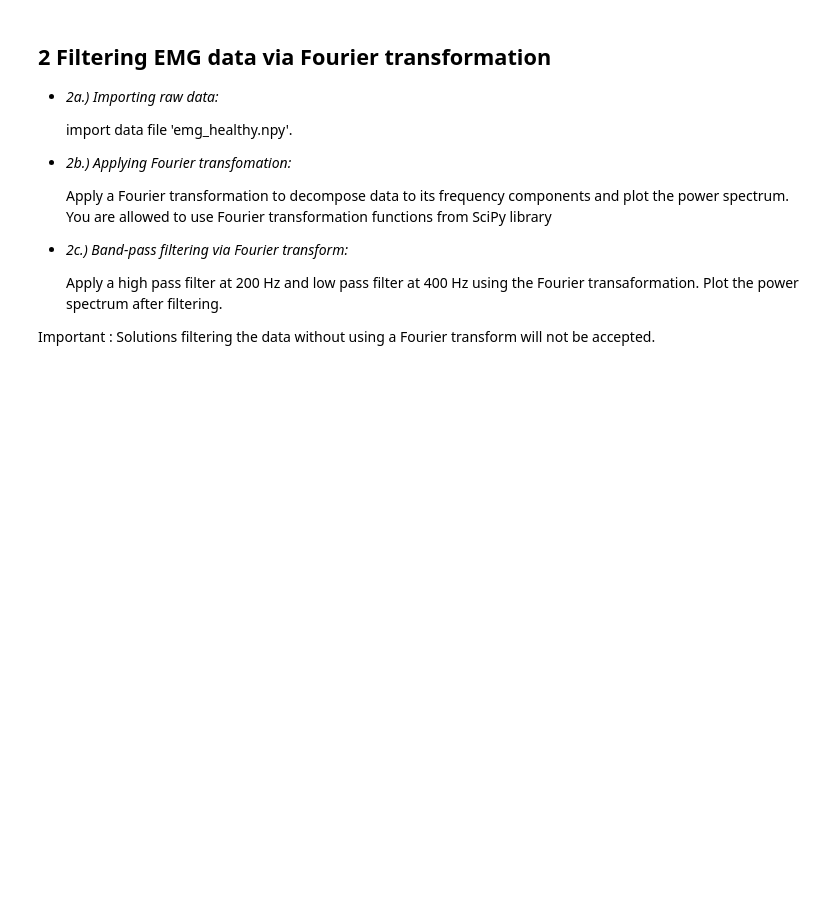
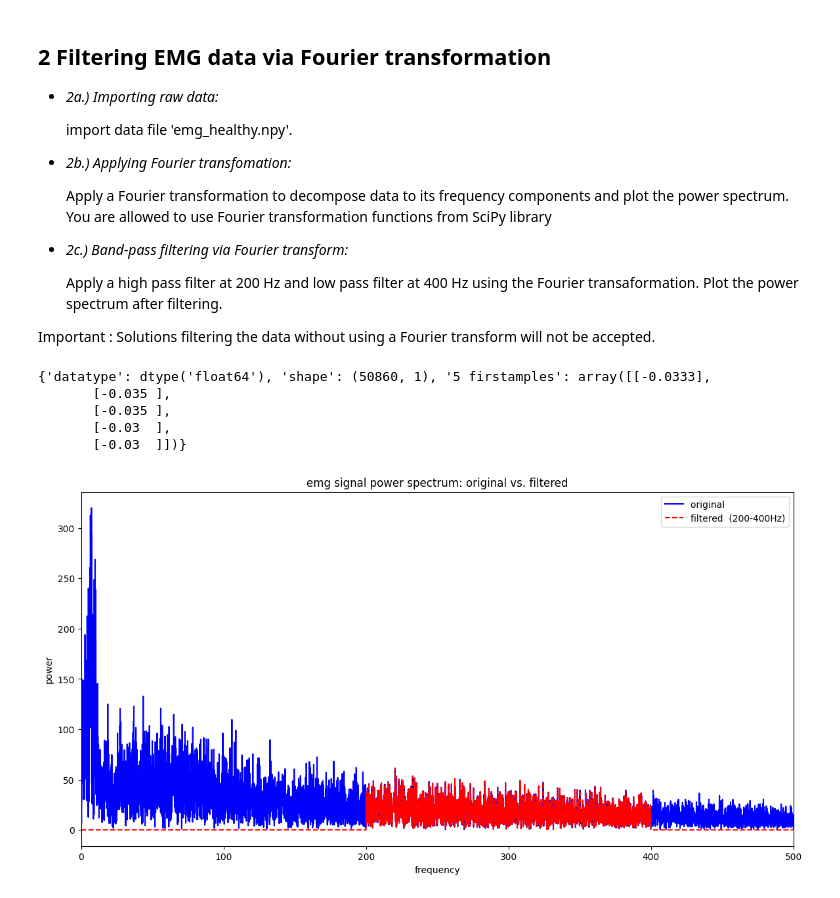
Before and after one commit to rfahrn/Time-Series-Exercises, a Jupyter notebook: exercise_3.ipynb, the cells around one changed output. Drawn from its saved outputs; the diff is of its cells as text; code cells hidden in the pictures; blank space fills up the shorter version.

```diff
--- a/exercise_3.ipynb
+++ b/exercise_3.ipynb
@@ -50,3 +121,45 @@ Important : Solutions with any library’s convolution function will not be acce
 
 Important : Solutions filtering the data without using a Fourier transform will not be
 accepted.
+# %%
+from scipy.fft import rfft, rfftfreq
+
+# importing raw data
+sampling_rate = 4000
+emg_data = np.load('data/emg_healthy.npy')
+
+emg_data_info = {
+    "datatype": emg_data.dtype,
+    "shape": emg_data.shape,
+    "5 firstamples": emg_data[:5]
+}
+
+print(emg_data_info)
+
+# fourier  to decompose data to its frequency components and plot  power spectrum
+emg_fft = rfft(emg_data.flatten())
+freqs = rfftfreq(emg_data.size, 1/sampling_rate)
+
+# High-pass filter at 200 Hz: zero out frequencies below 200 Hz
+emg_fft_filtered = np.where(freqs >= 200, emg_fft, 0)
+# Low-pass filter at 400 Hz: zero out frequencies above 400 Hz
+emg_fft_filtered = np.where(freqs <= 400, emg_fft_filtered, 0)
+
+plt.figure(figsize=(14, 7))
+plt.plot(freqs, np.abs(emg_fft), label='original ', color='blue')
+plt.plot(freqs, np.abs(emg_fft_filtered), label='filtered  (200-400Hz)', color='red', linestyle='--')
+plt.title('emg signal power spectrum: original vs. filtered')
+plt.xlabel('frequency')
+plt.ylabel('power')
+plt.legend()
+plt.xlim([0, 500])  # Limit the x-axis to 0-500 Hz for clarity
+
+# Show the plot
+plt.show()
+# %% [output]
+{'datatype': dtype('float64'), 'shape': (50860, 1), '5 firstamples': array([[-0.0333],
+       [-0.035 ],
+       [-0.035 ],
+       [-0.03  ],
+       [-0.03  ]])}
+[figure, added]
```
Also changed, not shown: parts of 4 cells of this notebook.
